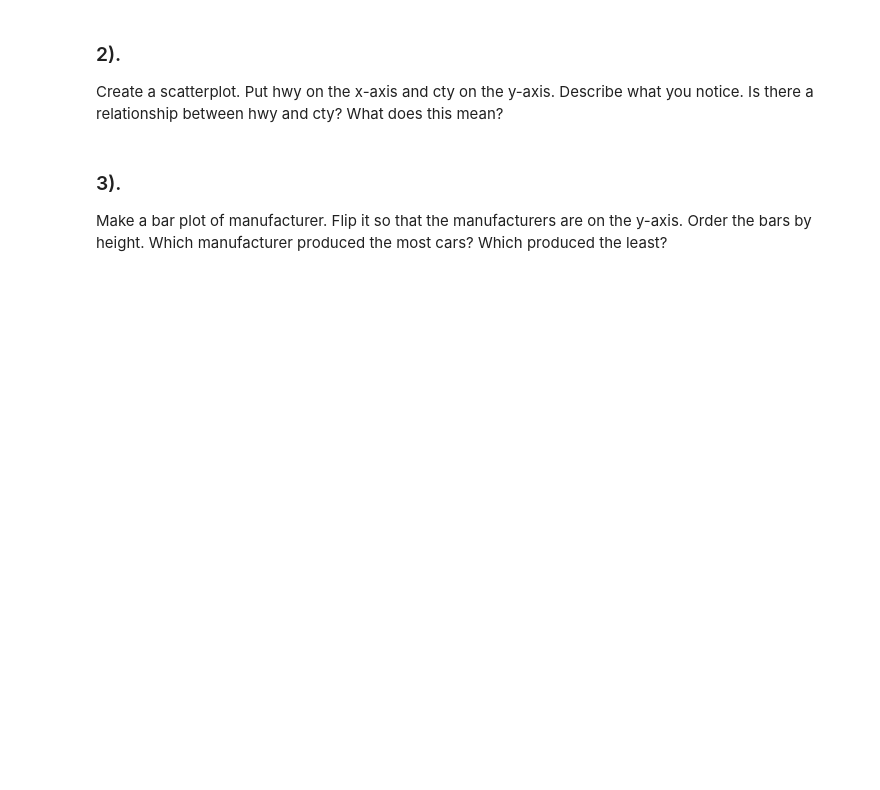
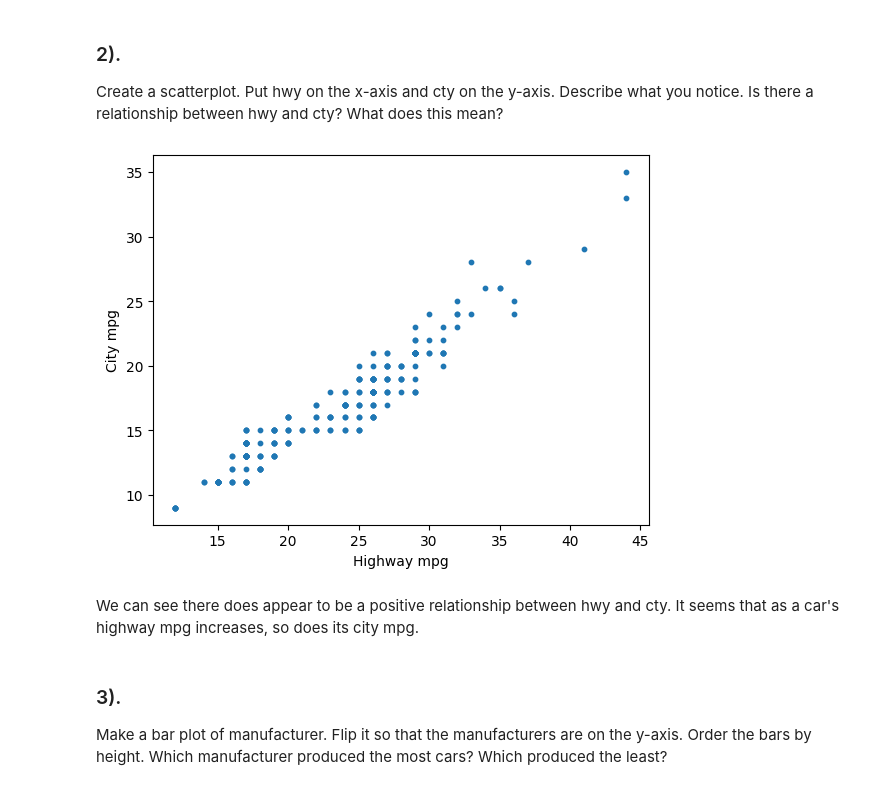
Before and after one commit to kpayton2903/PSTAT_131, a Jupyter notebook: Homework/Homework_1.ipynb, the cells around one changed output. Drawn from its saved outputs; the diff is of its cells as text; code cells hidden in the pictures; blank space fills up the shorter version.

```diff
--- a/Homework/Homework_1.ipynb
+++ b/Homework/Homework_1.ipynb
@@ -67,6 +112,15 @@ We are interested in highway miles per gallon, or the hwy variable. Create a his
 # %% [markdown]
 ### 2).
 Create a scatterplot. Put hwy on the x-axis and cty on the y-axis. Describe what you notice. Is there a relationship between hwy and cty? What does this mean?<a class="anchor" id="eda-question-2"></a>
+# %%
+mpg.plot.scatter(x='hwy', y='cty', s=10)
+plt.xlabel('Highway mpg')
+plt.ylabel('City mpg')
+plt.show()
+# %% [output]
+[figure, added]
+# %% [markdown]
+We can see there does appear to be a positive relationship between hwy and cty. It seems that as a car's highway mpg increases, so does its city mpg.
 # %% [markdown]
 ### 3).
 Make a bar plot of manufacturer. Flip it so that the manufacturers are on the y-axis. Order the bars by height. Which manufacturer produced the most cars? Which produced the least?<a class="anchor" id="eda-question-3"></a>
```
Also changed, not shown: parts of 13 cells of this notebook, 5 other files.
